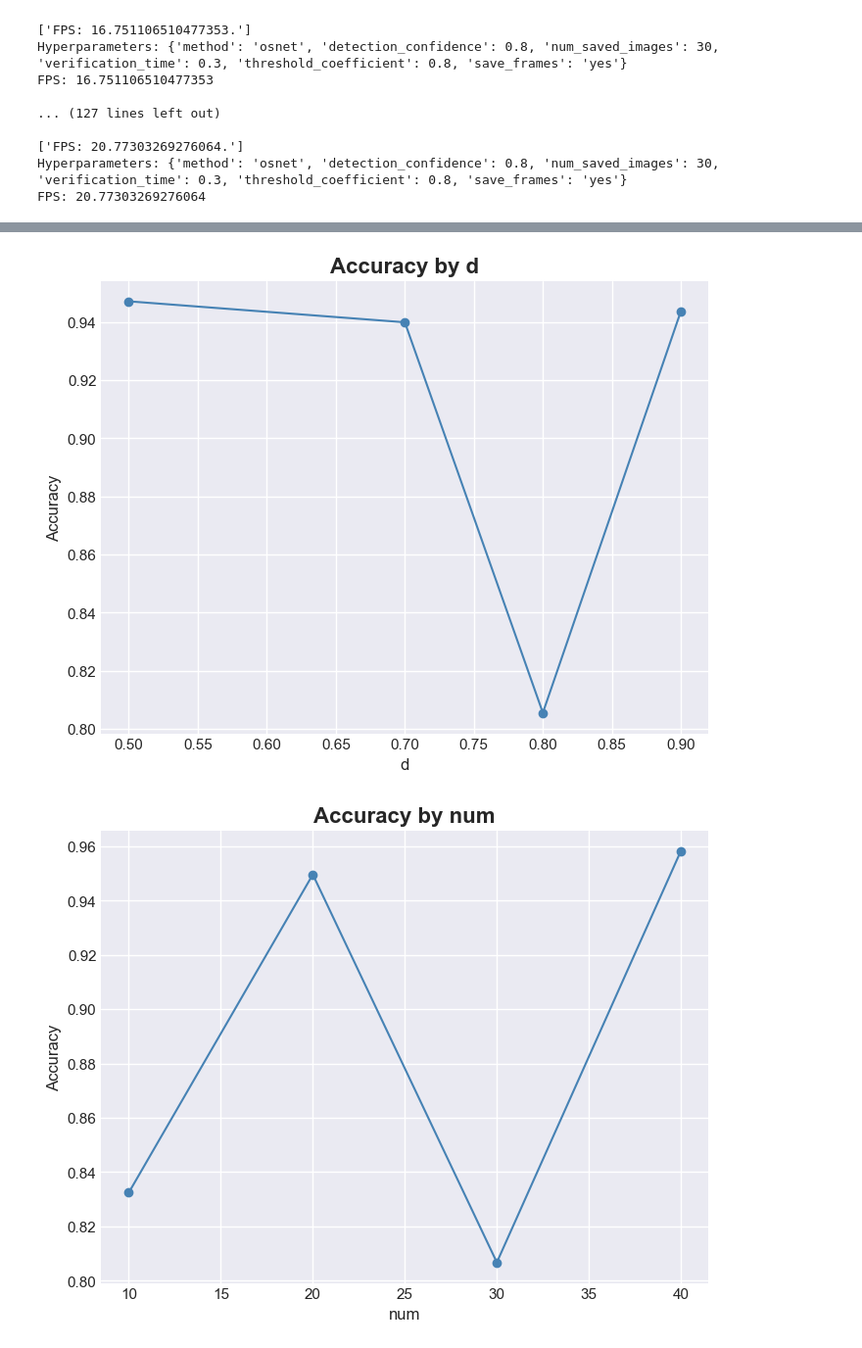
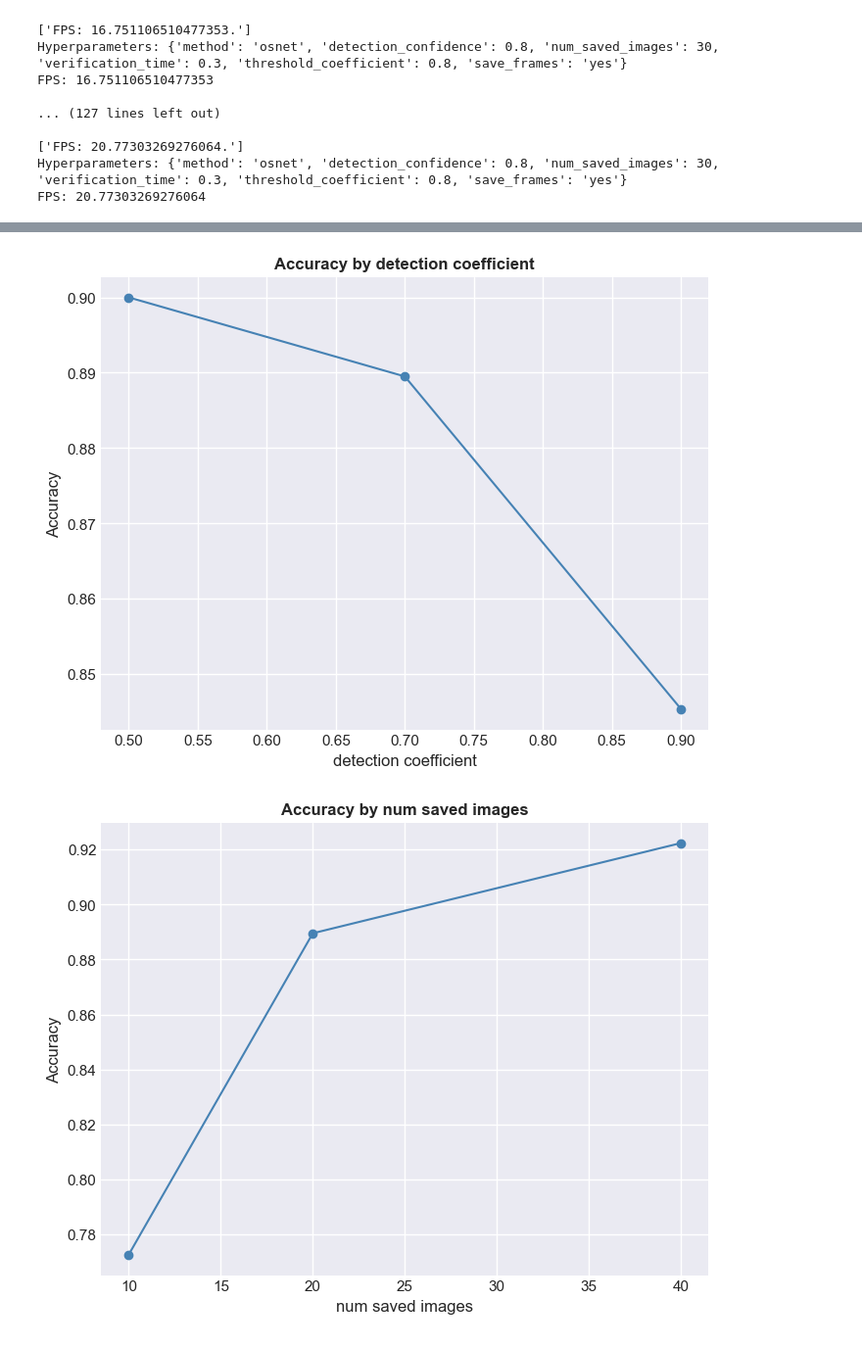
Before and after one commit to justas145/CS4245_cv_for_lectures, a Jupyter notebook: results_analysis.ipynb, the cells around one changed output, grey strips where cells are left out. Shown: that part at 98% size. Drawn from its saved outputs; the diff is of its cells as text; code cells hidden in the pictures.

```diff
--- a/results_analysis.ipynb
+++ b/results_analysis.ipynb
@@ -504,6 +257,4 @@ for hyperparameter, matrices in [("d", d_confusion_matrices),
 # %%
-# Your existing code...
-
 # Define a function to calculate precision
 def calculate_precision(conf_mat):
     tp = conf_mat[0, 0]
@@ -523,11 +274,11 @@ for hyperparameter, matrices in [("d", d_confusion_matrices),
     for value, conf_mat in matrices.items():
         precision = calculate_precision(conf_mat)
 
-        if hyperparameter == "d":
+        if hyperparameter == "d" and value != 0.8:
             d_precisions[value] = precision
-        elif hyperparameter == "num":
+        elif hyperparameter == "num" and value != 30:
             num_precisions[value] = precision
-        elif hyperparameter == "thr":
+        elif hyperparameter == "thr" and value != 0.8:
             thr_precisions[value] = precision
 
 # Plot precision for each hyperparameter
@@ -541,9 +292,11 @@ for hyperparameter, precisions in [("d", d_precisions),
     x, y = zip(*values)  # Unzip values
 
     plt.plot(x, y, marker='o')
-    plt.title(f'Precision by {hyperparameter}')
-    plt.xlabel(hyperparameter)
+    plt.title(f'Precision by {hyperparam_full_forms[hyperparameter]}', fontweight='bold')
+    plt.xlabel(hyperparam_full_forms[hyperparameter])
     plt.ylabel('Precision')
 
+    plt.savefig(f'results_images\precision2\precision_{hyperparameter}.png')
+
     plt.show()
 # %% [output]
@@ -553,6 +306,4 @@ for hyperparameter, precisions in [("d", d_precisions),
 # %%
-# Your existing code...
-
 # Define a function to calculate accuracy
 def calculate_accuracy(conf_mat):
     tp = conf_mat[0, 0]
@@ -570,38 +321,39 @@ thr_accuracies = {}
 # Calculate accuracy for each hyperparameter
 for hyperparameter, matrices in [("d", d_confusion_matrices),
                                  ("num", num_confusion_matrices),
                                  ("thr", thr_confusion_matrices)]:
     for value, conf_mat in matrices.items():
         accuracy = calculate_accuracy(conf_mat)
 
-        if hyperparameter == "d":
+        if hyperparameter == "d" and value != 0.8:
             d_accuracies[value] = accuracy
-        elif hyperparameter == "num":
+        elif hyperparameter == "num" and value != 30:
             num_accuracies[value] = accuracy
-        elif hyperparameter == "thr":
+        elif hyperparameter == "thr" and value != 0.8:
             thr_accuracies[value] = accuracy
-# Set a style for matplotlib
+
 # Plot accuracy for each hyperparameter
 for hyperparameter, accuracies in [("d", d_accuracies),
                                    ("num", num_accuracies),
                                    ("thr", thr_accuracies)]:
     plt.figure(figsize=(8, 6))
 
     # Sort values for correct plotting
     values = sorted(accuracies.items())
     x, y = zip(*values)  # Unzip values
 
     # Create a line plot with markers
     plt.plot(x, y, marker='o', linestyle='-', color='steelblue')
 
     # Add title, labels and a grid
-    plt.title(f'Accuracy by {hyperparameter}', fontsize=16, fontweight='bold')
-    plt.xlabel(hyperparameter, fontsize=12)
+    plt.title(f'Accuracy by {hyperparam_full_forms[hyperparameter]}', fontweight='bold')
+    plt.xlabel(hyperparam_full_forms[hyperparameter], fontsize=12)
     plt.ylabel('Accuracy', fontsize=12)
     plt.grid(True)
+    plt.savefig(f'results_images\\accuracy2\\accuracy_{hyperparameter}.png')
 
     # Show the plot
     plt.show()
 # %% [output]
-[figure, old version]
+[figure, new version]
-[figure, old version]
+[figure, new version]
```
Also changed, not shown: parts of 10 cells of this notebook, 30 other files.
